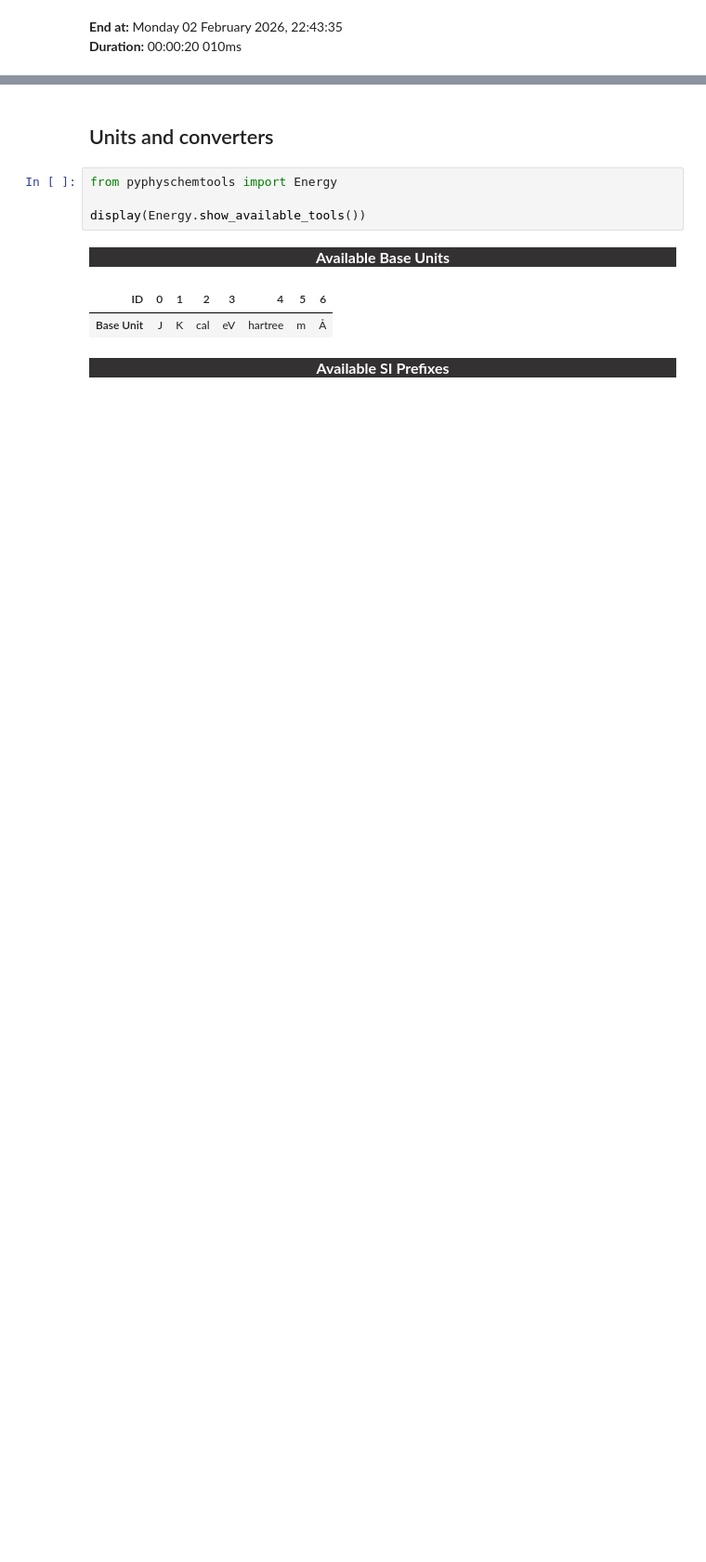
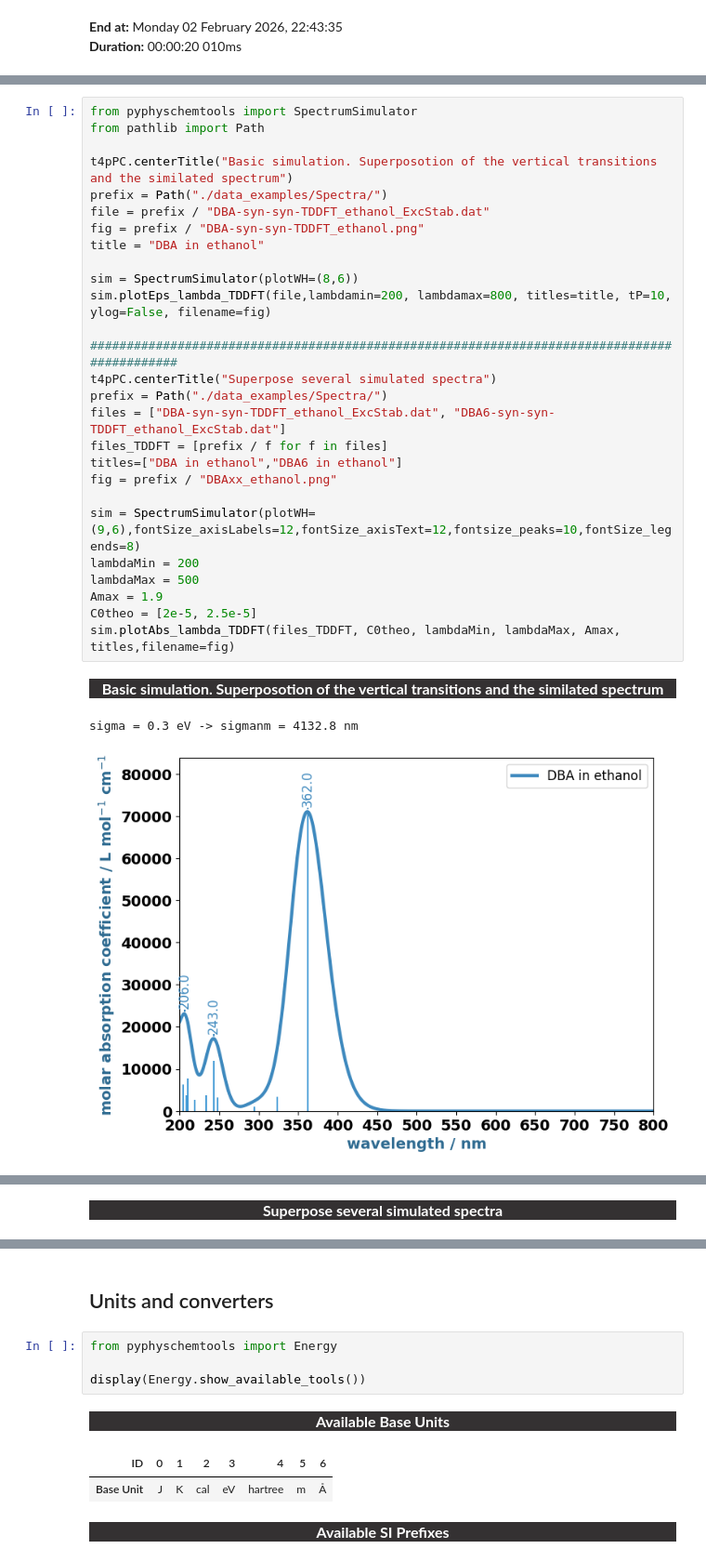
Before and after one commit to rpoteau/pyphyschemtools, a Jupyter notebook: Examples.ipynb, the cells around one changed output, grey strips where cells are left out. Shown at 93% size. Saved outputs shown, nothing was run; the diff lists cells and outputs as text; blank space fills up the shorter version.

```diff
--- a/Examples.ipynb
+++ b/Examples.ipynb
@@ -296,0 +299,31 @@ t4pPC.end()
+# %%
+from pyphyschemtools import SpectrumSimulator
+from pathlib import Path
+
+t4pPC.centerTitle("Basic simulation. Superposotion of the vertical transitions and the similated spectrum")
+prefix = Path("./data_examples/Spectra/")
+file = prefix / "DBA-syn-syn-TDDFT_ethanol_ExcStab.dat"
+fig = prefix / "DBA-syn-syn-TDDFT_ethanol.png"
+title = "DBA in ethanol"
+
+sim = SpectrumSimulator(plotWH=(8,6))
+sim.plotEps_lambda_TDDFT(file,lambdamin=200, lambdamax=800, titles=title, tP=10, ylog=False, filename=fig)
+
+############################################################################################
+t4pPC.centerTitle("Superpose several simulated spectra")
+prefix = Path("./data_examples/Spectra/")
+files = ["DBA-syn-syn-TDDFT_ethanol_ExcStab.dat", "DBA6-syn-syn-TDDFT_ethanol_ExcStab.dat"]
+files_TDDFT = [prefix / f for f in files]
+titles=["DBA in ethanol","DBA6 in ethanol"]
+fig = prefix / "DBAxx_ethanol.png"
+
+sim = SpectrumSimulator(plotWH=(9,6),fontSize_axisLabels=12,fontSize_axisText=12,fontsize_peaks=10,fontSize_legends=8)
+lambdaMin = 200
+lambdaMax = 500
+Amax = 1.9
+C0theo = [2e-5, 2.5e-5]
+sim.plotAbs_lambda_TDDFT(files_TDDFT, C0theo, lambdaMin, lambdaMax, Amax, titles,filename=fig)
+# %% [output]
+Basic simulation. Superposotion of the vertical transitions and the similated spectrum
+sigma = 0.3 eV -> sigmanm = 4132.8 nm
+[figure, added]
@@ -296,0 +335 @@ t4pPC.end()
+Superpose several simulated spectra
```
Also changed, not shown: parts of 3 cells of this notebook, 37 other files.
